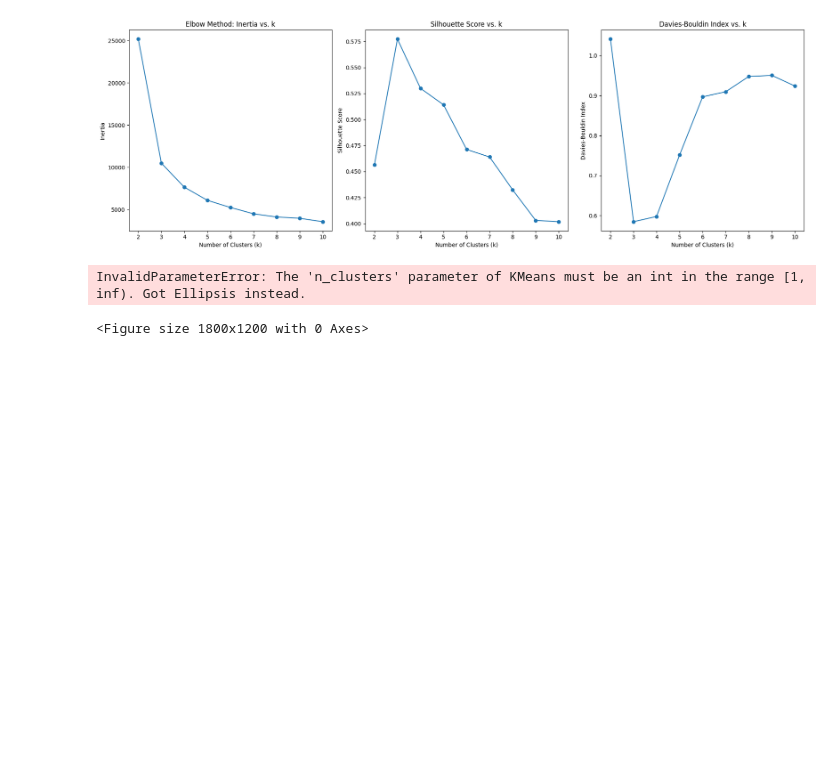
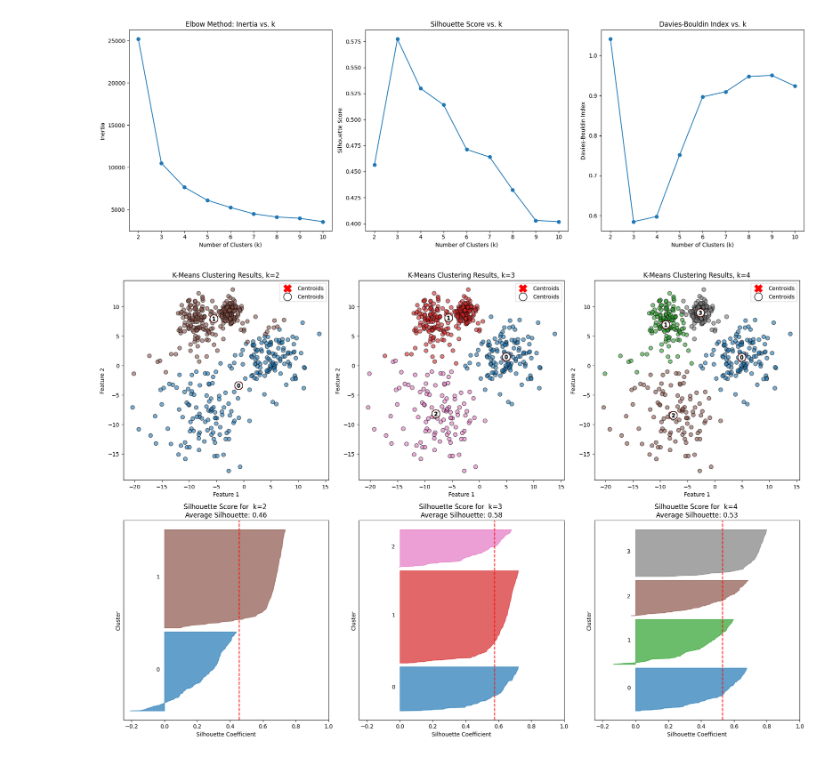
Before and after one commit to MuhilRajan-Ghub/ML_IBM, a Jupyter notebook: Evaluation/unsupervised_models.ipynb, the cells around one changed output. Saved outputs shown, nothing was run; the diff lists cells and outputs as text; code cells hidden in the pictures; blank space fills up the shorter version.

```diff
--- a/Evaluation/unsupervised_models.ipynb
+++ b/Evaluation/unsupervised_models.ipynb
@@ -199,12 +199,12 @@ plt.show()
 [figure]
 # %%
 plt.figure(figsize=(18, 12))
-colormap = cm.tab10
+colormap = cm.tab10  # Define the colormap
 
 for i, k in enumerate([2, 3, 4]):
-    # Fit KMeans and predict the labels
-    kmeans = KMeans(n_clusters=..., random_state=42)
-    y_kmeans = kmeans.fit_predict(...)
+    # Fit KMeans and predict labels
+    kmeans = KMeans(n_clusters=k, random_state=42)
+    y_kmeans = kmeans.fit_predict(X)
 
     # Create colors based on the predicted labels
     colors = colormap(y_kmeans.astype(float) / k)
@@ -212,36 +212,35 @@ for i, k in enumerate([2, 3, 4]):
     # Scatter plot for each k in the first row (1, 2, 3)
     ax1 = plt.subplot(2, 3, i + 1)
     ax1.scatter(X[:, 0], X[:, 1], c=colors, s=50, alpha=0.6, edgecolor='k')
-    ax1.scatter(kmeans.cluster_centers_[:, 0], kmeans....[:, 1], c='red', s=200, marker='X', label='Centroids')
+    ax1.scatter(kmeans.cluster_centers_[:, 0], kmeans.cluster_centers_[:, 1], c='red', s=200, marker='X', label='Centroids')
 
     # Labeling the clusters
     centers = kmeans.cluster_centers_
     # Draw white circles at cluster centers
     plt.scatter(
         centers[:, 0],
         centers[:, 1],
         marker="o",
         c="white",
         alpha=1,
         s=200,
         edgecolor="k",
         label='Centroids'
     )
 
     for i_, c in enumerate(centers):
         plt.scatter(c[0], c[1], marker="$%d$" % i_, alpha=1, s=50, edgecolor="k")
 
     ax1.set_title(f'K-Means Clustering Results, k={k}')
     ax1.set_xlabel('Feature 1')
     ax1.set_ylabel('Feature 2')
     ax1.legend()
 
     # Silhouette plot for each k in the second row (4, 5, 6)
     ax2 = plt.subplot(2, 3, i + 4)
     evaluate_clustering(X, y_kmeans, k, ax=ax2, title_suffix=f' k={k}')
 
 plt.tight_layout()  # Adjust spacing between plots
 plt.show()
 # %% [output]
-InvalidParameterError: The 'n_clusters' parameter of KMeans must be an int in the range [1, inf). Got Ellipsis instead.
-<Figure size 1800x1200 with 0 Axes>
+[figure, added]
```
Also changed, not shown: parts of 1 cell of this notebook.
